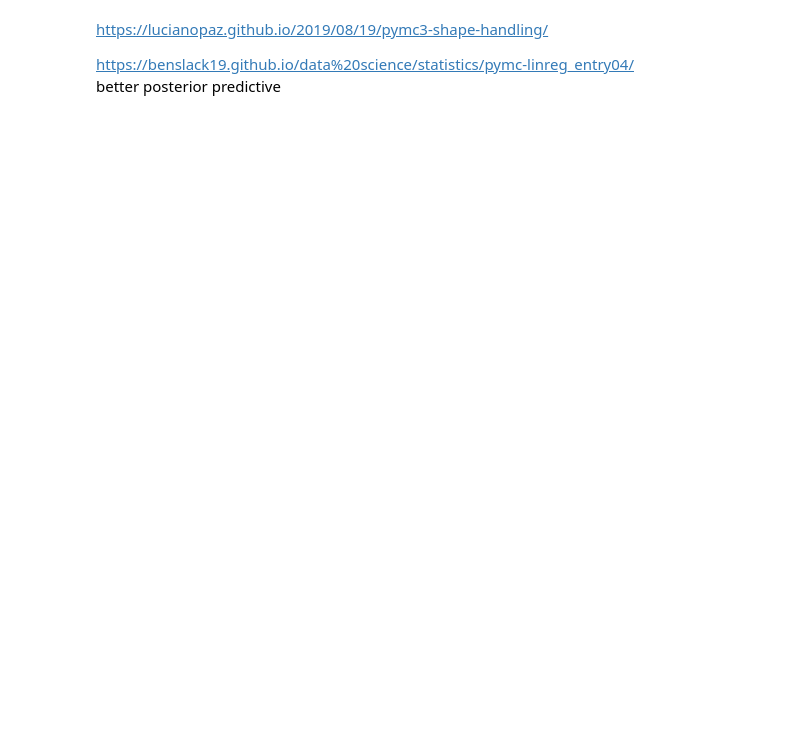
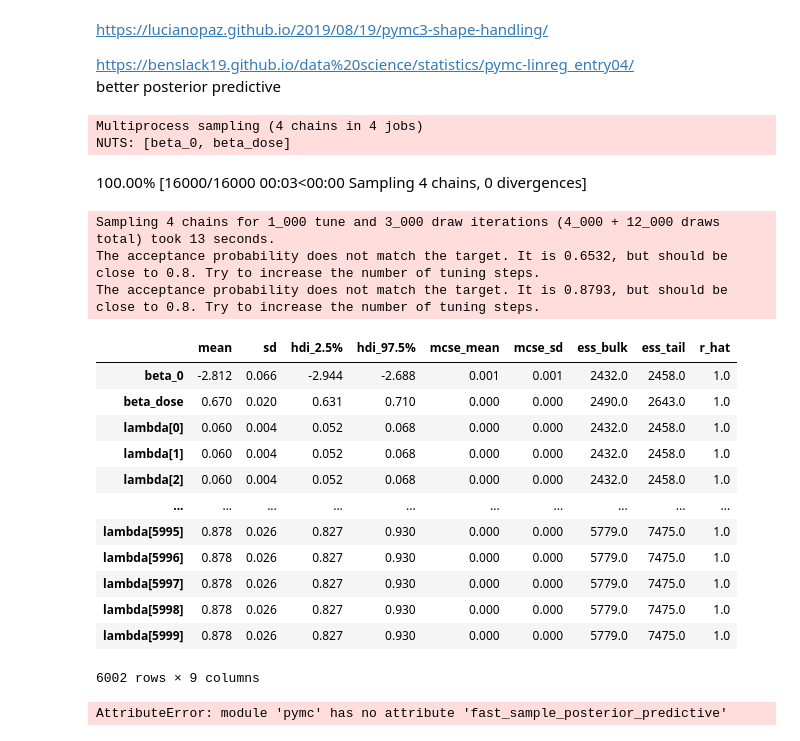
Before and after one commit to areding/6420-pymc, a Jupyter notebook: _sources/answers/hw5-spring2022.ipynb, the cells around one changed output. Saved outputs shown, nothing was run; the diff lists cells and outputs as text; code cells hidden in the pictures; blank space fills up the shorter version.

```diff
--- a/_sources/answers/hw5-spring2022.ipynb
+++ b/_sources/answers/hw5-spring2022.ipynb
@@ -248,0 +324,4 @@ The number of effective samples is smaller than 25% for some parameters.
+# %%
+trace = trace_burned.posterior.reset_index(["chain", "draw"])
+with m:
+    ppc1 = pm.fast_sample_posterior_predictive(trace)
@@ -272,3 +357,55 @@ https://lucianopaz.github.io/2019/08/19/pymc3-shape-handling/
 
 https://benslack19.github.io/data%20science/statistics/pymc-linreg_entry04/
 better posterior predictive
+# %%
+data = pd.read_csv("micronuclei.csv")
+X = data['x'].values
+y = data['y'].values
+
+with pm.Model() as m:
+    # priors
+    beta_0 = pm.Normal("beta_0", mu=0, sigma=1000)
+    beta_dose = pm.Normal("beta_dose", mu=0, sigma=1000)
+
+    lambda_ = pm.Deterministic("lambda", pm.math.exp(beta_0 + beta_dose * X))
+
+    # likelihood
+    y_pred = pm.Poisson("y_pred", lambda_, observed=y)
+
+    # start sampling
+    trace = pm.sample(
+        3000,  # samples
+        chains=4,
+        tune=1000,
+        init="jitter+adapt_diag",
+        random_seed=1,
+        return_inferencedata=True,
+    )
+
+az.summary(trace, hdi_prob=0.95)
+# %% [output]
+Multiprocess sampling (4 chains in 4 jobs)
+NUTS: [beta_0, beta_dose]
+100.00% [16000/16000 00:03<00:00 Sampling 4 chains, 0 divergences]
+Sampling 4 chains for 1_000 tune and 3_000 draw iterations (4_000 + 12_000 draws total) took 13 seconds.
+The acceptance probability does not match the target. It is 0.6532, but should be close to 0.8. Try to increase the number of tuning steps.
+The acceptance probability does not match the target. It is 0.8793, but should be close to 0.8. Try to increase the number of tuning steps.
+|  | mean | sd | hdi_2.5% | hdi_97.5% | mcse_mean | mcse_sd | ess_bulk | ess_tail | r_hat |
+| beta_0 | -2.812 | 0.066 | -2.944 | -2.688 | 0.001 | 0.001 | 2432.0 | 2458.0 | 1.0 |
+| beta_dose | 0.670 | 0.020 | 0.631 | 0.710 | 0.000 | 0.000 | 2490.0 | 2643.0 | 1.0 |
+| lambda[0] | 0.060 | 0.004 | 0.052 | 0.068 | 0.000 | 0.000 | 2432.0 | 2458.0 | 1.0 |
+| lambda[1] | 0.060 | 0.004 | 0.052 | 0.068 | 0.000 | 0.000 | 2432.0 | 2458.0 | 1.0 |
+| lambda[2] | 0.060 | 0.004 | 0.052 | 0.068 | 0.000 | 0.000 | 2432.0 | 2458.0 | 1.0 |
+| ... | ... | ... | ... | ... | ... | ... | ... | ... | ... |
+| lambda[5995] | 0.878 | 0.026 | 0.827 | 0.930 | 0.000 | 0.000 | 5779.0 | 7475.0 | 1.0 |
+| lambda[5996] | 0.878 | 0.026 | 0.827 | 0.930 | 0.000 | 0.000 | 5779.0 | 7475.0 | 1.0 |
+| lambda[5997] | 0.878 | 0.026 | 0.827 | 0.930 | 0.000 | 0.000 | 5779.0 | 7475.0 | 1.0 |
+| lambda[5998] | 0.878 | 0.026 | 0.827 | 0.930 | 0.000 | 0.000 | 5779.0 | 7475.0 | 1.0 |
+| lambda[5999] | 0.878 | 0.026 | 0.827 | 0.930 | 0.000 | 0.000 | 5779.0 | 7475.0 | 1.0 |
+6002 rows × 9 columns
+# %%
+%%timeit -c
+with m:
+    test = pm.fast_sample_posterior_predictive(trace)
+# %% [output]
+AttributeError: module 'pymc' has no attribute 'fast_sample_posterior_predictive'
```
Also changed, not shown: parts of 28 cells of this notebook, 8 other files.
